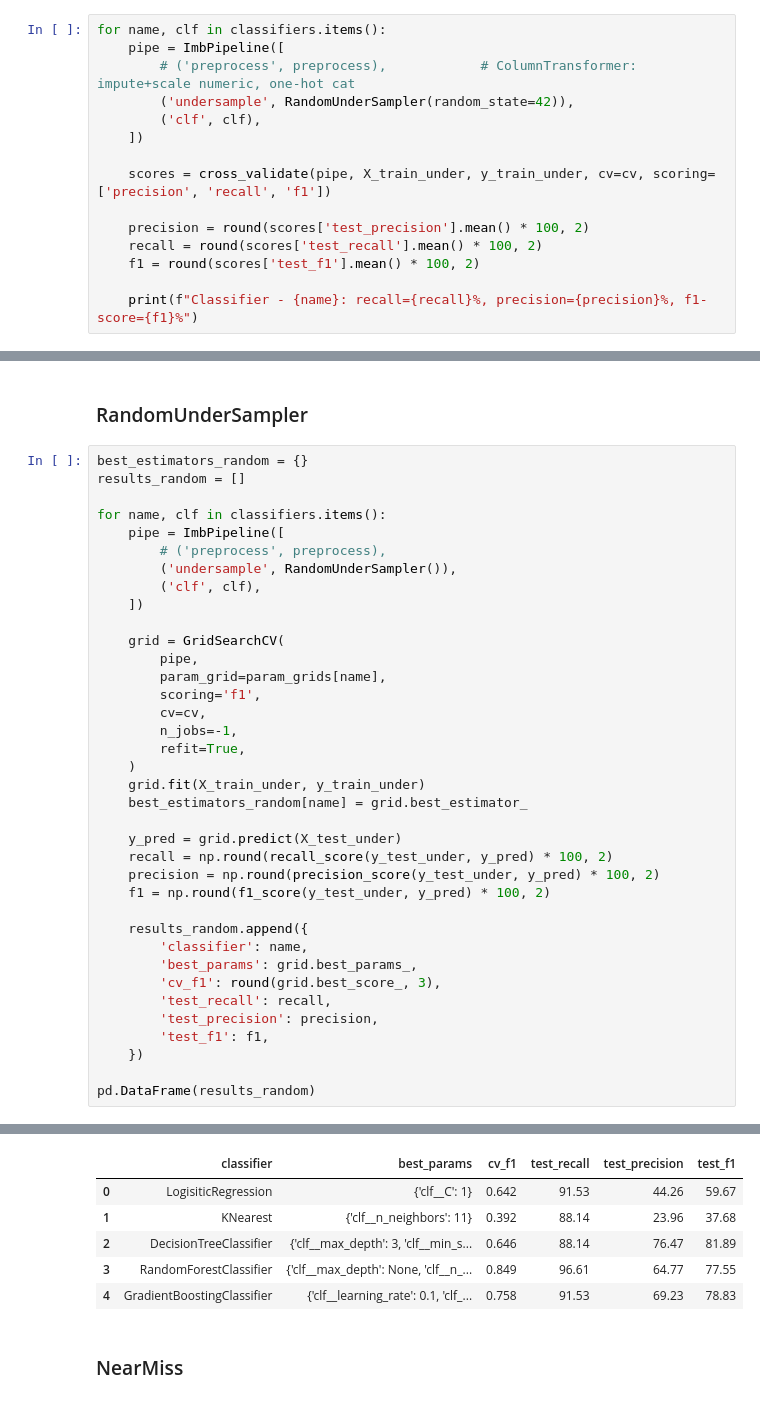
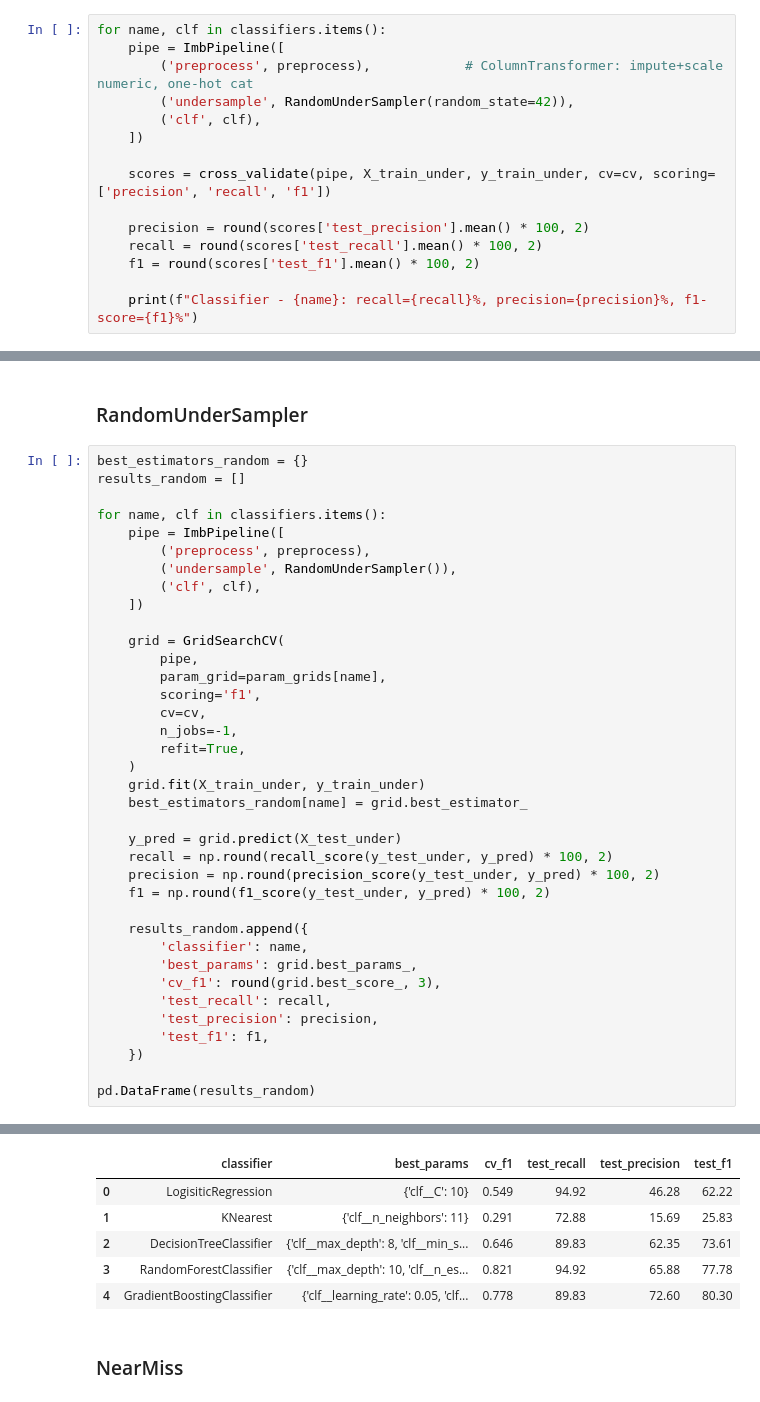
Before and after one commit to Neman-River/Fraud-Detection-Revolut-, a Jupyter notebook: 3_undersampling.ipynb, the cells around one changed output, grey strips where cells are left out. Drawn from its saved outputs; the diff is of its cells as text.

```diff
--- a/3_undersampling.ipynb
+++ b/3_undersampling.ipynb
@@ -354,7 +369,7 @@ classifiers = {
 # %%
 for name, clf in classifiers.items():
     pipe = ImbPipeline([
-        # ('preprocess', preprocess),            # ColumnTransformer: impute+scale numeric, one-hot cat
+        ('preprocess', preprocess),            # ColumnTransformer: impute+scale numeric, one-hot cat
         ('undersample', RandomUnderSampler(random_state=42)),
         ('clf', clf),
     ])
@@ -392,7 +424,7 @@ results_random = []
 
 for name, clf in classifiers.items():
     pipe = ImbPipeline([
-        # ('preprocess', preprocess),
+        ('preprocess', preprocess),
         ('undersample', RandomUnderSampler()),
         ('clf', clf),
     ])
@@ -427,9 +476,9 @@ pd.DataFrame(results_random)
 |  | classifier | best_params | cv_f1 | test_recall | test_precision | test_f1 |
-| 0 | LogisiticRegression | {'clf__C': 1} | 0.642 | 91.53 | 44.26 | 59.67 |
-| 1 | KNearest | {'clf__n_neighbors': 11} | 0.392 | 88.14 | 23.96 | 37.68 |
-| 2 | DecisionTreeClassifier | {'clf__max_depth': 3, 'clf__min_s... | 0.646 | 88.14 | 76.47 | 81.89 |
-| 3 | RandomForestClassifier | {'clf__max_depth': None, 'clf__n_... | 0.849 | 96.61 | 64.77 | 77.55 |
-| 4 | GradientBoostingClassifier | {'clf__learning_rate': 0.1, 'clf_... | 0.758 | 91.53 | 69.23 | 78.83 |
+| 0 | LogisiticRegression | {'clf__C': 10} | 0.549 | 94.92 | 46.28 | 62.22 |
+| 1 | KNearest | {'clf__n_neighbors': 11} | 0.291 | 72.88 | 15.69 | 25.83 |
+| 2 | DecisionTreeClassifier | {'clf__max_depth': 8, 'clf__min_s... | 0.646 | 89.83 | 62.35 | 73.61 |
+| 3 | RandomForestClassifier | {'clf__max_depth': 10, 'clf__n_es... | 0.821 | 94.92 | 65.88 | 77.78 |
+| 4 | GradientBoostingClassifier | {'clf__learning_rate': 0.05, 'clf... | 0.778 | 89.83 | 72.60 | 80.30 |
 # %% [markdown]
 ### NearMiss
 # %%
```
Also changed, not shown: parts of 18 cells of this notebook.
